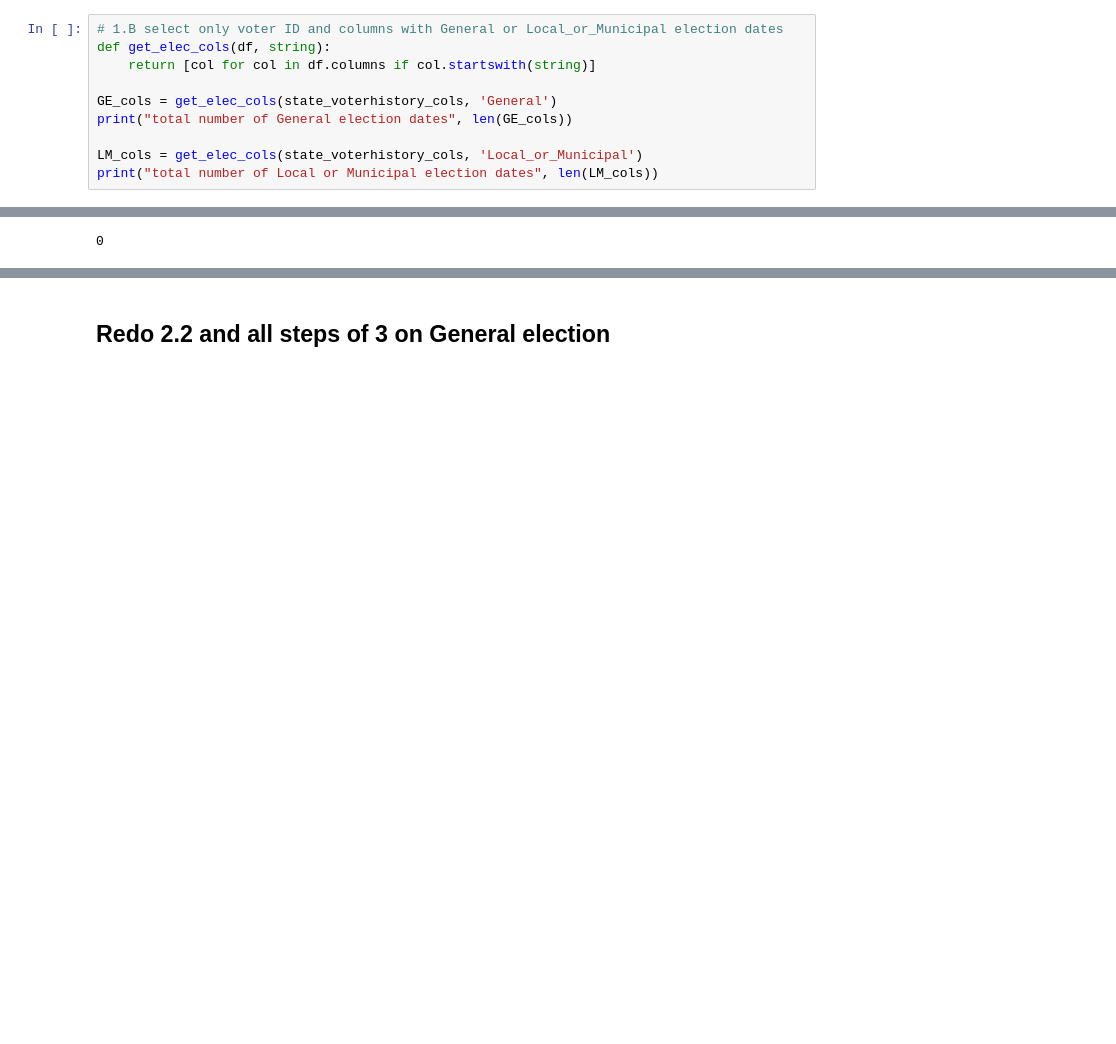
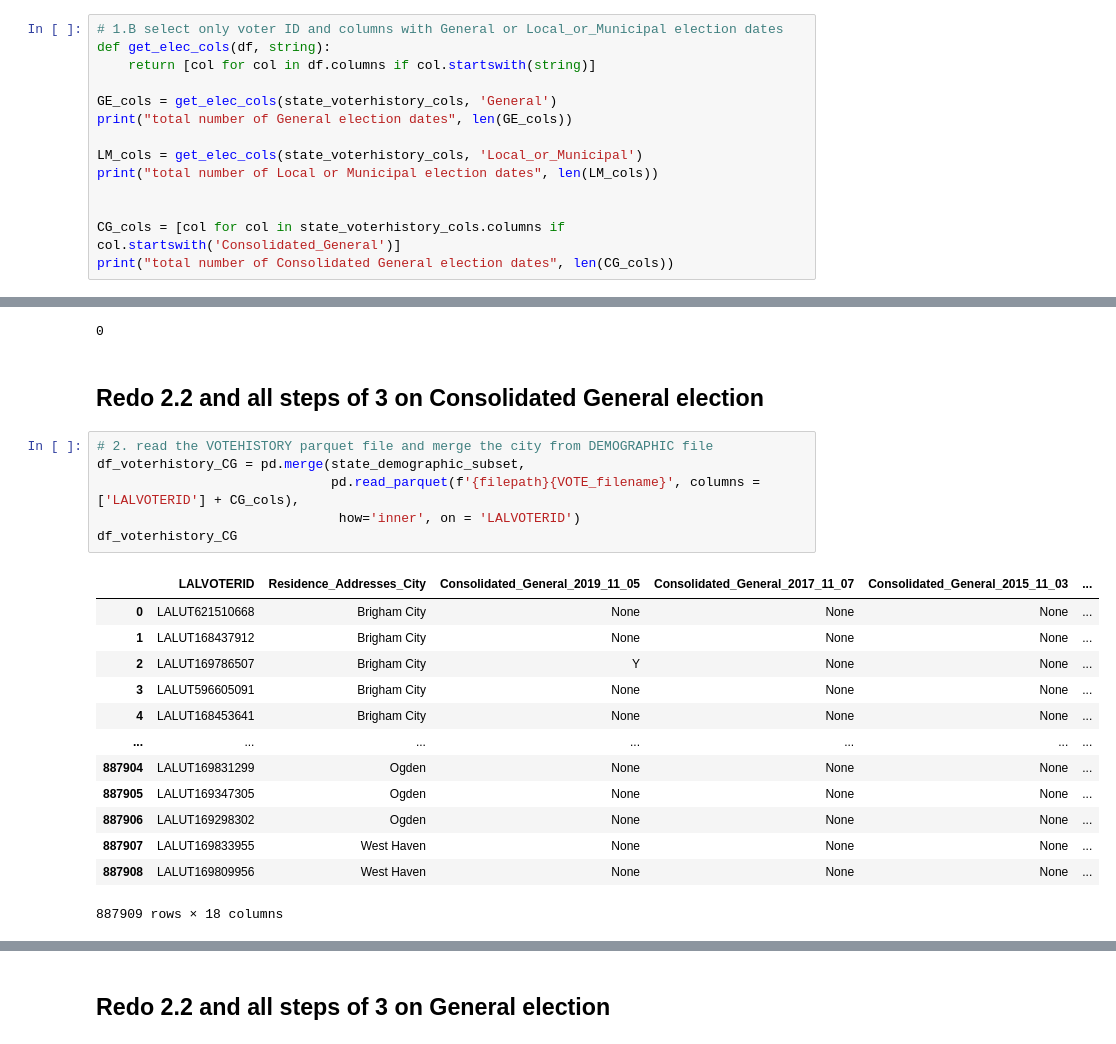
Before and after one commit to jnshzk/capstone, a Jupyter notebook: Find_recent_election_dates.ipynb, the cells around one changed output, grey strips where cells are left out. Drawn from its saved outputs; the diff is of its cells as text; blank space fills up the shorter version.

```diff
--- a/Find_recent_election_dates.ipynb
+++ b/Find_recent_election_dates.ipynb
@@ -298,6 +294,10 @@ print("total number of General election dates", len(GE_cols))
 
 LM_cols = get_elec_cols(state_voterhistory_cols, 'Local_or_Municipal')
 print("total number of Local or Municipal election dates", len(LM_cols))
+
+
+CG_cols = [col for col in state_voterhistory_cols.columns if col.startswith('Consolidated_General')]
+print("total number of Consolidated General election dates", len(CG_cols))
 # %% [output]
 total number of General election dates 17
 total number of Local or Municipal election dates 49
@@ -465,3 +468,25 @@ del df_voterhistory_LM
 gc.collect()
 # %% [output]
 0
+# %% [markdown]
+## Redo 2.2 and all steps of 3 on Consolidated General election
+# %%
+# 2. read the VOTEHISTORY parquet file and merge the city from DEMOGRAPHIC file
+df_voterhistory_CG = pd.merge(state_demographic_subset,
+                              pd.read_parquet(f'{filepath}{VOTE_filename}', columns =['LALVOTERID'] + CG_cols),
+                               how='inner', on = 'LALVOTERID')
+df_voterhistory_CG
+# %% [output]
+|  | LALVOTERID | Residence_Addresses_City | Consolidated_General_2019_11_05 | Consolidated_General_2017_11_07 | Consolidated_General_2015_11_03 | ... |
+| 0 | LALUT621510668 | Brigham City | None | None | None | ... |
+| 1 | LALUT168437912 | Brigham City | None | None | None | ... |
+| 2 | LALUT169786507 | Brigham City | Y | None | None | ... |
+| 3 | LALUT596605091 | Brigham City | None | None | None | ... |
+| 4 | LALUT168453641 | Brigham City | None | None | None | ... |
+| ... | ... | ... | ... | ... | ... | ... |
+| 887904 | LALUT169831299 | Ogden | None | None | None | ... |
+| 887905 | LALUT169347305 | Ogden | None | None | None | ... |
+| 887906 | LALUT169298302 | Ogden | None | None | None | ... |
+| 887907 | LALUT169833955 | West Haven | None | None | None | ... |
+| 887908 | LALUT169809956 | West Haven | None | None | None | ... |
+887909 rows × 18 columns
```
Also changed, not shown: parts of 19 cells of this notebook.
